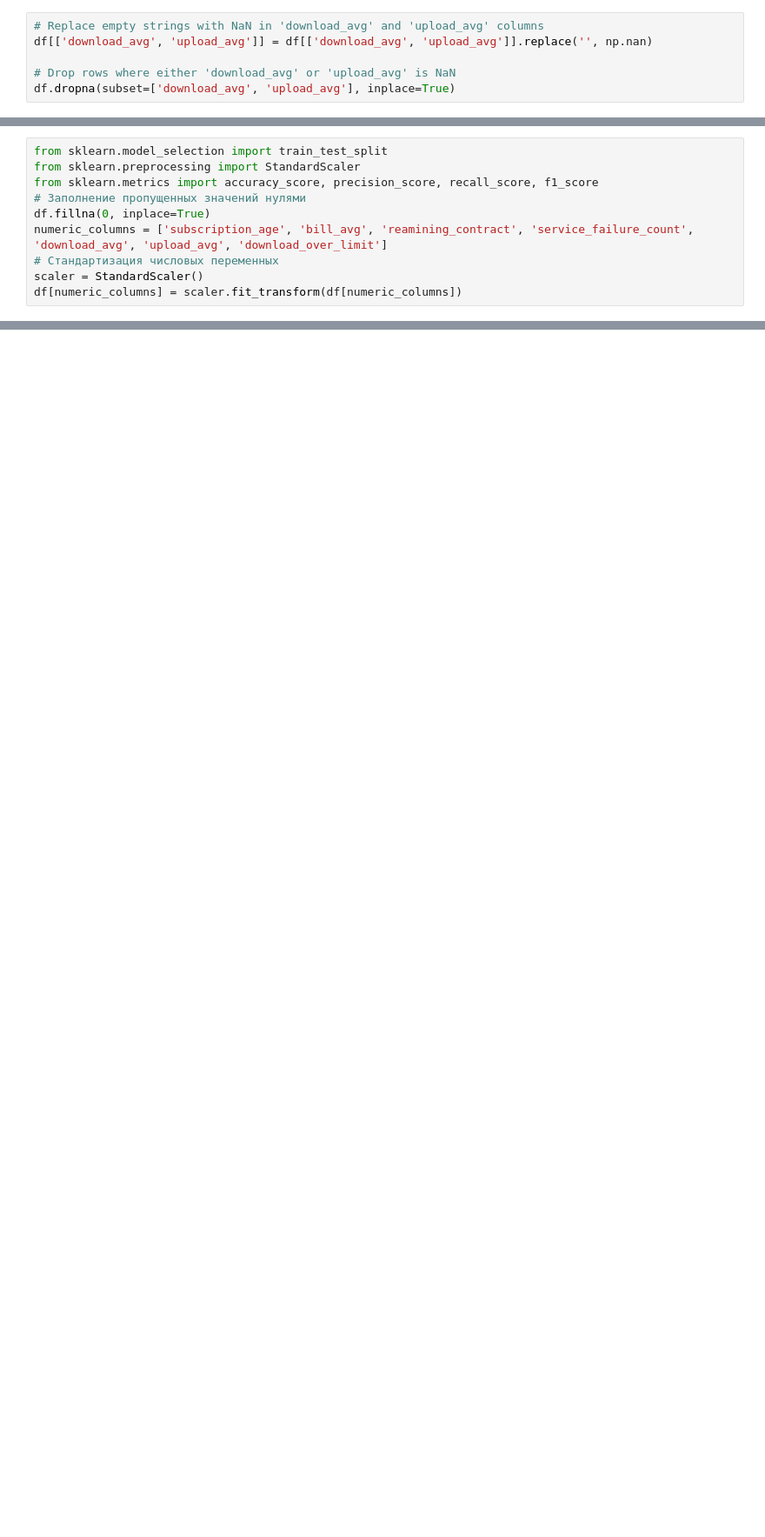
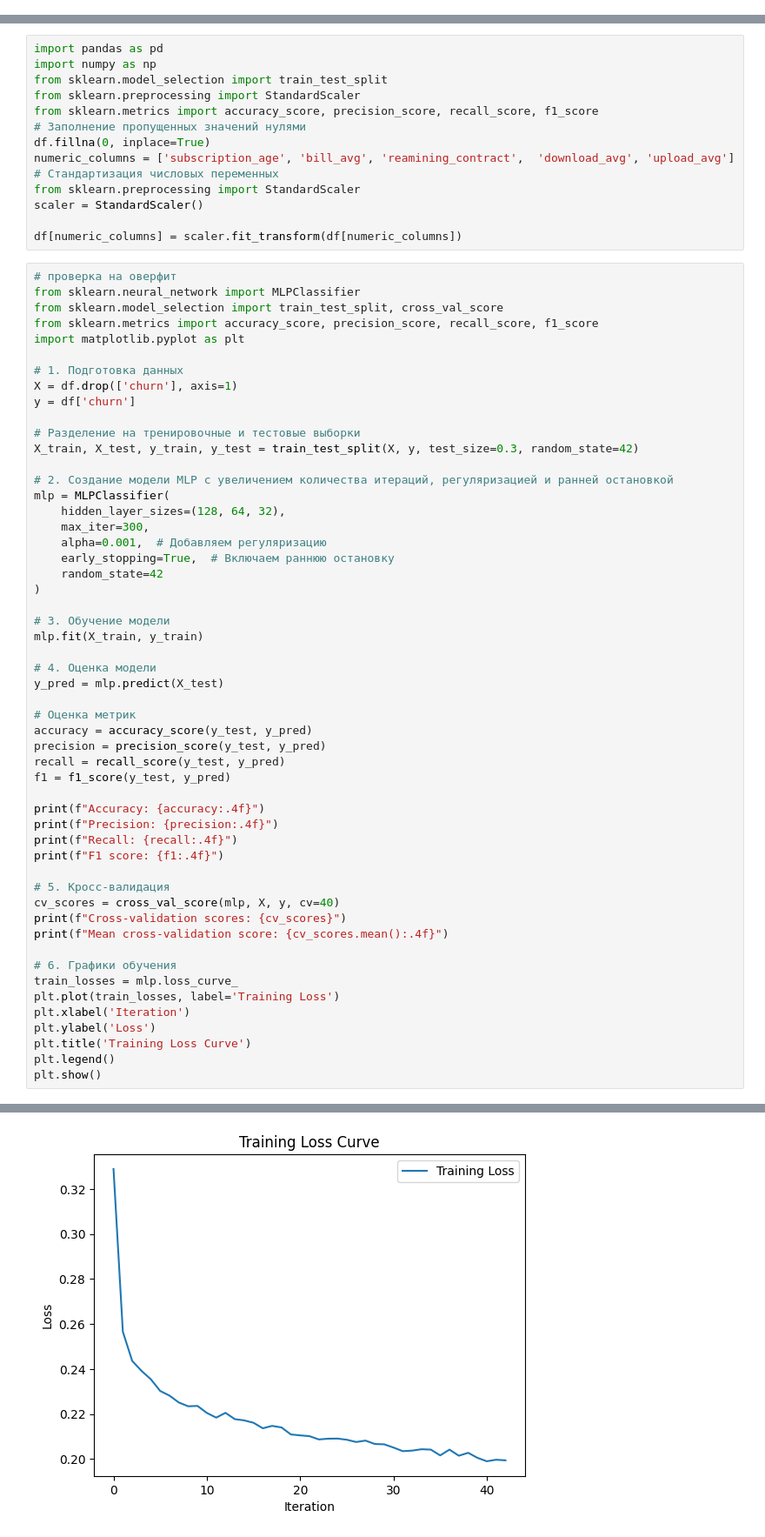
Before and after one commit to piavik/Prognosis, a Jupyter notebook: experiments/mlp_xgb.ipynb, the cells around one changed output, grey strips where cells are left out. Shown at 87% size. Saved outputs shown, nothing was run; the diff lists cells and outputs as text; blank space fills up the shorter version.

```diff
--- a/experiments/mlp_xgb.ipynb
+++ b/experiments/mlp_xgb.ipynb
@@ -41,6 +15,0 @@ df = df[column_names]
-# %%
-# Replace empty strings with NaN in 'download_avg' and 'upload_avg' columns
-df[['download_avg', 'upload_avg']] = df[['download_avg', 'upload_avg']].replace('', np.nan)
-
-# Drop rows where either 'download_avg' or 'upload_avg' is NaN
-df.dropna(subset=['download_avg', 'upload_avg'], inplace=True)
@@ -47,10 +25,68 @@ df.dropna(subset=['download_avg', 'upload_avg'], inplace=True)
 # %%
+import pandas as pd
+import numpy as np
 from sklearn.model_selection import train_test_split
 from sklearn.preprocessing import StandardScaler
 from sklearn.metrics import accuracy_score, precision_score, recall_score, f1_score
 # Заполнение пропущенных значений нулями
 df.fillna(0, inplace=True)
-numeric_columns = ['subscription_age', 'bill_avg', 'reamining_contract', 'service_failure_count', 'download_avg', 'upload_avg', 'download_over_limit']
+numeric_columns = ['subscription_age', 'bill_avg', 'reamining_contract',  'download_avg', 'upload_avg']
 # Стандартизация числовых переменных
+from sklearn.preprocessing import StandardScaler
 scaler = StandardScaler()
+
 df[numeric_columns] = scaler.fit_transform(df[numeric_columns])
+# %%
+# проверка на оверфит
+from sklearn.neural_network import MLPClassifier
+from sklearn.model_selection import train_test_split, cross_val_score
+from sklearn.metrics import accuracy_score, precision_score, recall_score, f1_score
+import matplotlib.pyplot as plt
+
+# 1. Подготовка данных
+X = df.drop(['churn'], axis=1)
+y = df['churn']
+
+# Разделение на тренировочные и тестовые выборки
+X_train, X_test, y_train, y_test = train_test_split(X, y, test_size=0.3, random_state=42)
+
+# 2. Создание модели MLP с увеличением количества итераций, регуляризацией и ранней остановкой
+mlp = MLPClassifier(
+    hidden_layer_sizes=(128, 64, 32),
+    max_iter=300,
+    alpha=0.001,  # Добавляем регуляризацию
+    early_stopping=True,  # Включаем раннюю остановку
+    random_state=42
+)
+
+# 3. Обучение модели
+mlp.fit(X_train, y_train)
+
+# 4. Оценка модели
+y_pred = mlp.predict(X_test)
+
+# Оценка метрик
+accuracy = accuracy_score(y_test, y_pred)
+precision = precision_score(y_test, y_pred)
+recall = recall_score(y_test, y_pred)
+f1 = f1_score(y_test, y_pred)
+
+print(f"Accuracy: {accuracy:.4f}")
+print(f"Precision: {precision:.4f}")
+print(f"Recall: {recall:.4f}")
+print(f"F1 score: {f1:.4f}")
+
+# 5. Кросс-валидация
+cv_scores = cross_val_score(mlp, X, y, cv=40)
+print(f"Cross-validation scores: {cv_scores}")
+print(f"Mean cross-validation score: {cv_scores.mean():.4f}")
+
+# 6. Графики обучения
+train_losses = mlp.loss_curve_
+plt.plot(train_losses, label='Training Loss')
+plt.xlabel('Iteration')
+plt.ylabel('Loss')
+plt.title('Training Loss Curve')
+plt.legend()
+plt.show()
+# %% [output]
@@ -56,0 +105 @@ df[numeric_columns] = scaler.fit_transform(df[numeric_columns])
+[figure, added]
```
Also changed, not shown: parts of 12 cells of this notebook.
